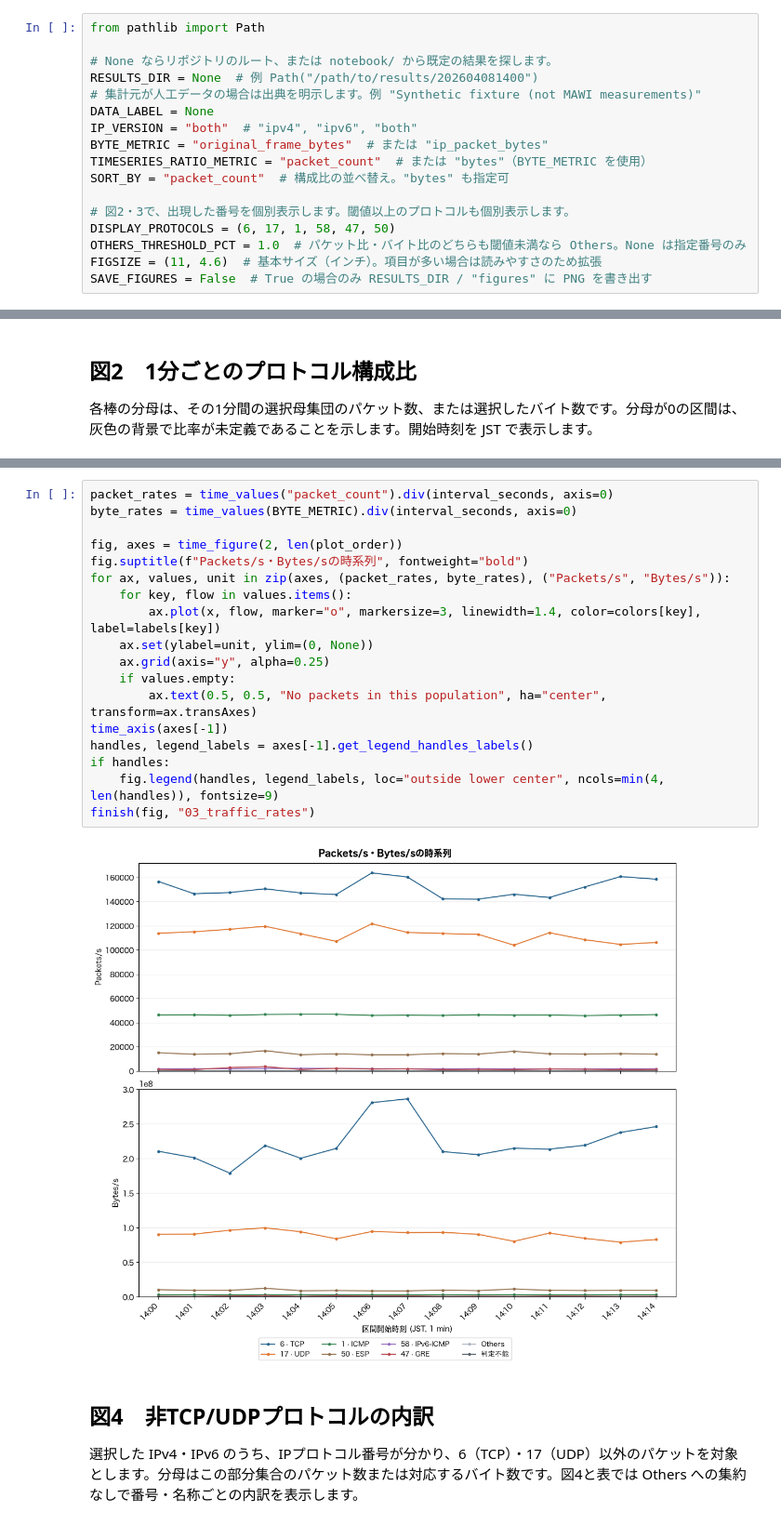
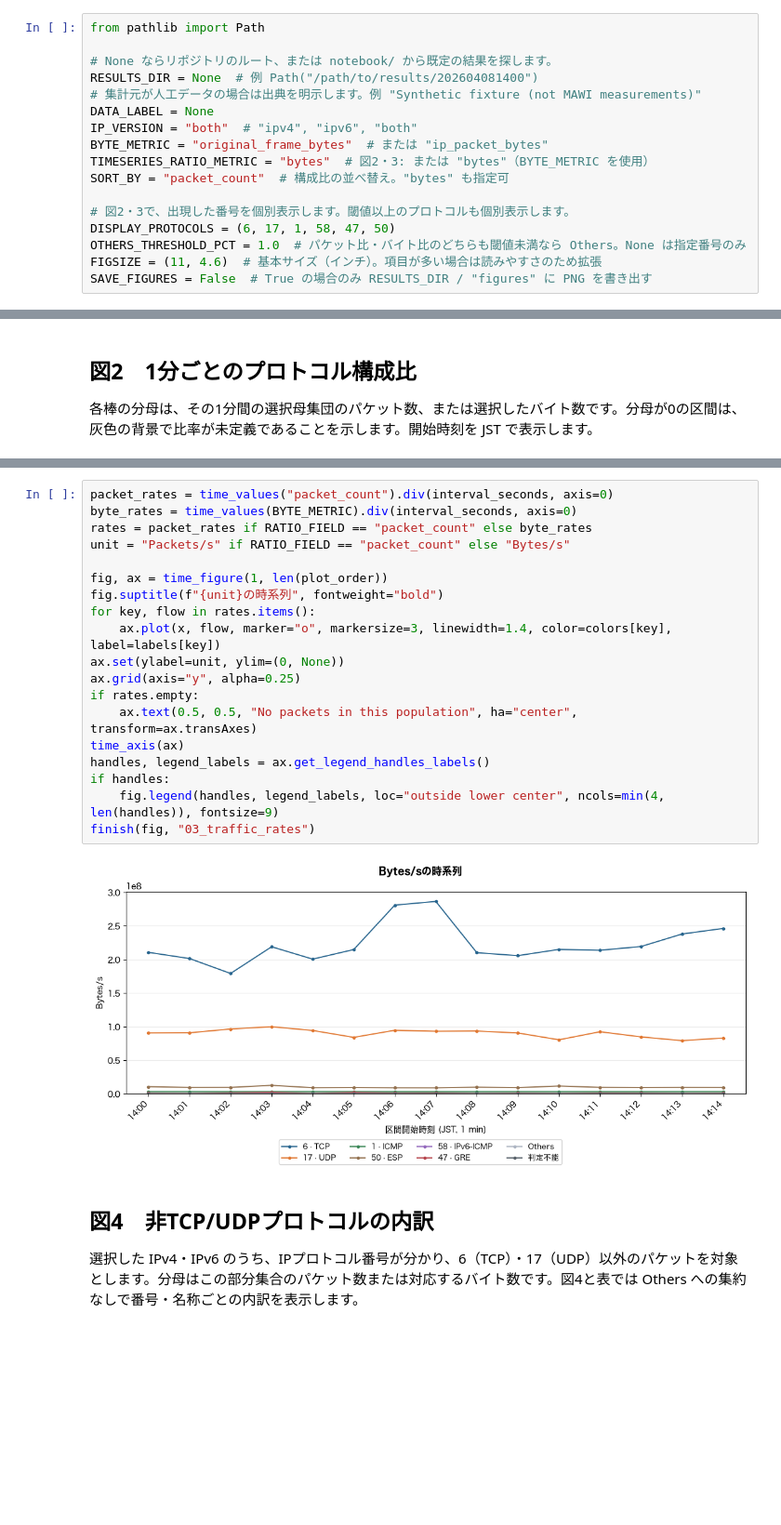
Before and after one commit to ShuntaSakai/mawi-protocol-analysis, a Jupyter notebook: notebook/01_overall_protocol_distribution.ipynb, the cells around one changed output, grey strips where cells are left out. Shown at 93% size. Drawn from its saved outputs; the diff is of its cells as text; blank space fills up the shorter version.

```diff
--- a/notebook/01_overall_protocol_distribution.ipynb
+++ b/notebook/01_overall_protocol_distribution.ipynb
@@ -11,7 +11,7 @@ RESULTS_DIR = None  # 例 Path("/path/to/results/202604081400")
 DATA_LABEL = None
 IP_VERSION = "both"  # "ipv4", "ipv6", "both"
 BYTE_METRIC = "original_frame_bytes"  # または "ip_packet_bytes"
-TIMESERIES_RATIO_METRIC = "packet_count"  # または "bytes"（BYTE_METRIC を使用）
+TIMESERIES_RATIO_METRIC = "bytes"  # 図2・3: または "bytes"（BYTE_METRIC を使用）
 SORT_BY = "packet_count"  # 構成比の並べ替え。"bytes" も指定可
 
 # 図2・3で、出現した番号を個別表示します。閾値以上のプロトコルも個別表示します。
@@ -354,23 +354,24 @@ finish(fig, "02_minute_shares")
 # %%
 packet_rates = time_values("packet_count").div(interval_seconds, axis=0)
 byte_rates = time_values(BYTE_METRIC).div(interval_seconds, axis=0)
+rates = packet_rates if RATIO_FIELD == "packet_count" else byte_rates
+unit = "Packets/s" if RATIO_FIELD == "packet_count" else "Bytes/s"
 
-fig, axes = time_figure(2, len(plot_order))
-fig.suptitle(f"Packets/s・Bytes/sの時系列", fontweight="bold")
-for ax, values, unit in zip(axes, (packet_rates, byte_rates), ("Packets/s", "Bytes/s")):
-    for key, flow in values.items():
-        ax.plot(x, flow, marker="o", markersize=3, linewidth=1.4, color=colors[key], label=labels[key])
-    ax.set(ylabel=unit, ylim=(0, None))
-    ax.grid(axis="y", alpha=0.25)
-    if values.empty:
-        ax.text(0.5, 0.5, "No packets in this population", ha="center", transform=ax.transAxes)
-time_axis(axes[-1])
-handles, legend_labels = axes[-1].get_legend_handles_labels()
+fig, ax = time_figure(1, len(plot_order))
+fig.suptitle(f"{unit}の時系列", fontweight="bold")
+for key, flow in rates.items():
+    ax.plot(x, flow, marker="o", markersize=3, linewidth=1.4, color=colors[key], label=labels[key])
+ax.set(ylabel=unit, ylim=(0, None))
+ax.grid(axis="y", alpha=0.25)
+if rates.empty:
+    ax.text(0.5, 0.5, "No packets in this population", ha="center", transform=ax.transAxes)
+time_axis(ax)
+handles, legend_labels = ax.get_legend_handles_labels()
 if handles:
     fig.legend(handles, legend_labels, loc="outside lower center", ncols=min(4, len(handles)), fontsize=9)
 finish(fig, "03_traffic_rates")
 # %% [output]
-[figure, old version]
+[figure, new version]
 # %% [markdown]
 ## 図4　非TCP/UDPプロトコルの内訳
 
```
Also changed, not shown: parts of 2 cells of this notebook.
